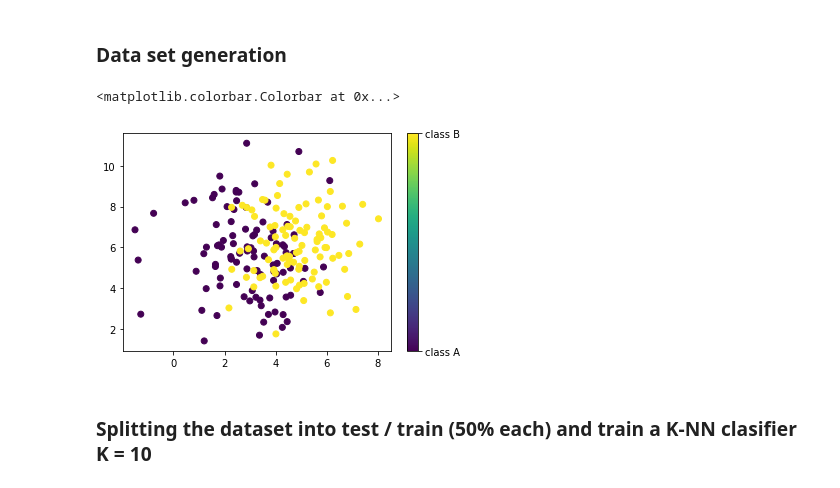
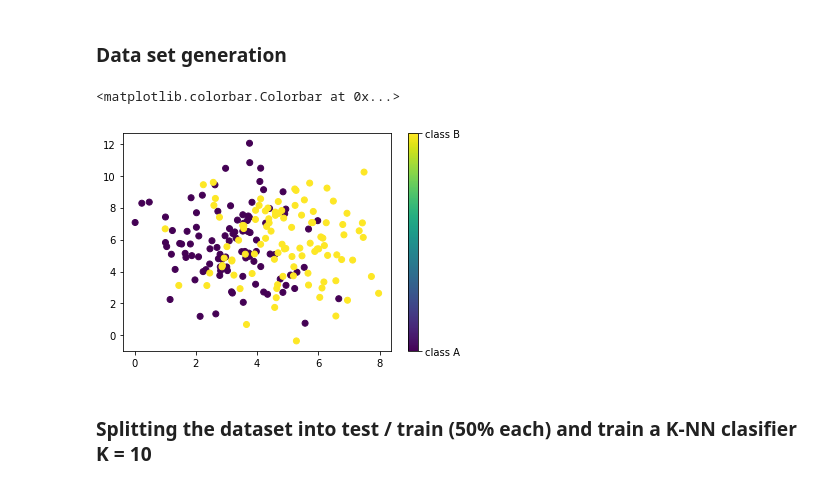
Before and after one commit to maximdorogov/Practicos_MachineLearning_UNS, a Jupyter notebook: k-NN 3.1.ipynb, the cells around one changed output. Cells and saved outputs as stored; diff of their text form; code cells hidden in the pictures.

```diff
--- a/k-NN 3.1.ipynb
+++ b/k-NN 3.1.ipynb
@@ -39,13 +39,13 @@ cov_2 = [[sigma2_x, 0], [0, sigma2_y]]
 # %%
 my_samples = gauss2D_dataset(mean1, cov_1, mean2, cov_2, size_1, size_2)
 
 # Plot the dataset
 formatter = plt.FuncFormatter(lambda i, *args: my_samples.target_names[i])
-plt.scatter(my_dataset.data[:,0], my_dataset.data[:,1], c=my_dataset.target)
+plt.scatter(my_samples.data[:,0], my_samples.data[:,1], c=my_samples.target)
 plt.colorbar(ticks=[0, 1], format=formatter)
 # %% [output]
 <matplotlib.colorbar.Colorbar at 0x...>
-[figure, old version]
+[figure, new version]
 # %% [markdown]
 ### Splitting the dataset into  test / train (50% each) and train a K-NN clasifier K = 10
 # %%
```
Also changed, not shown: parts of 17 cells of this notebook.
